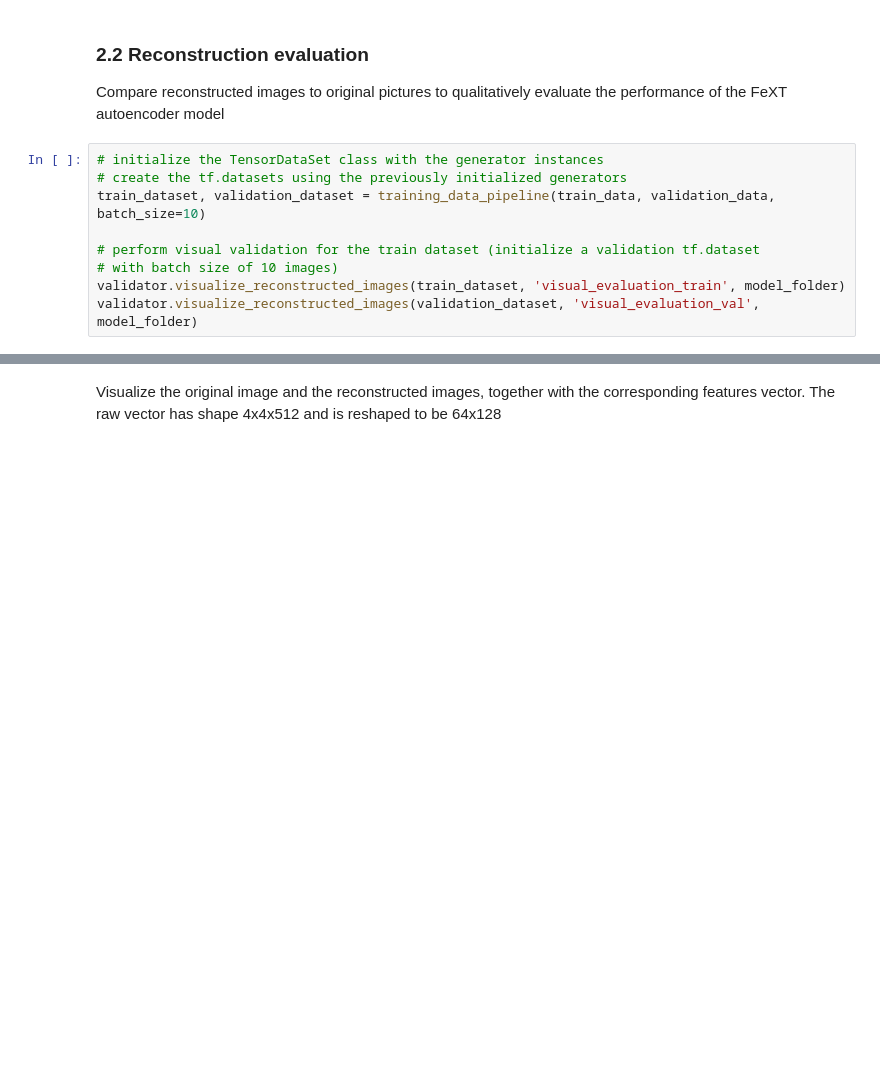
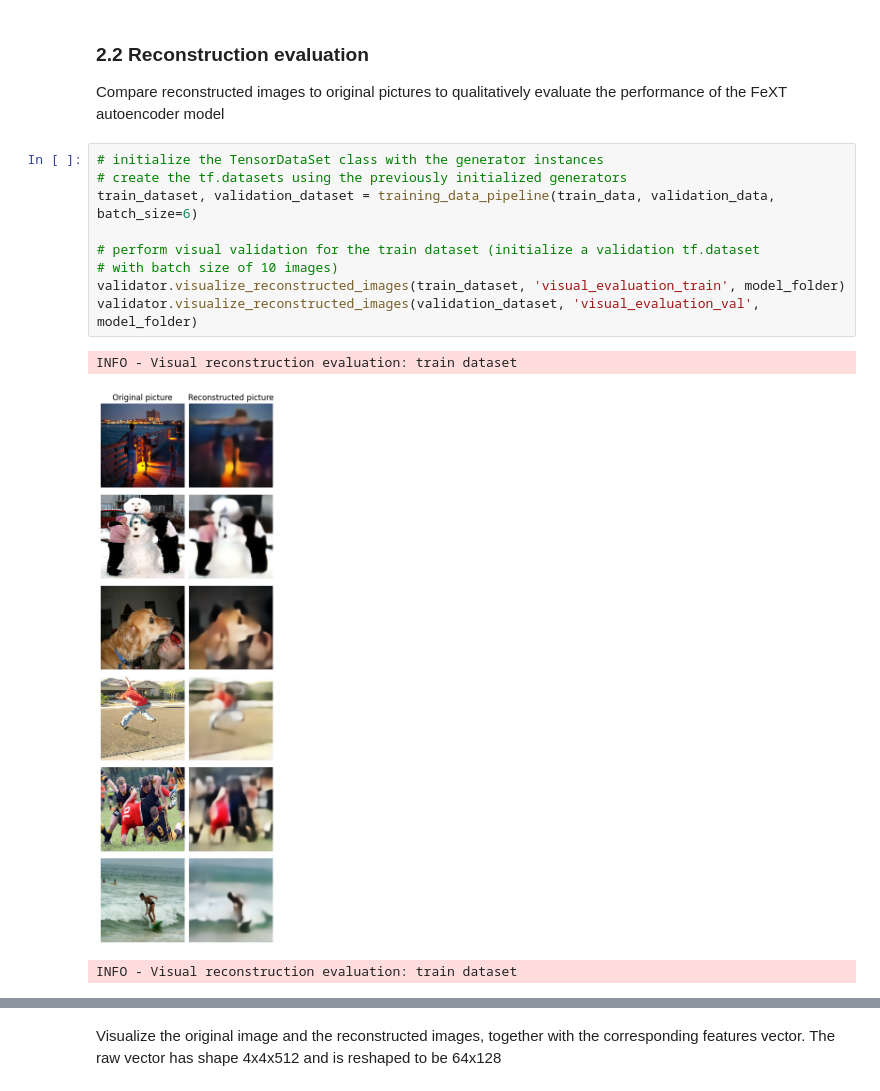
Before and after one commit to CTCycle/FEXT-Autoencoder, a Jupyter notebook: FEXT/validation/model_evaluation.ipynb, the cells around one changed output, grey strips where cells are left out. Drawn from its saved outputs; the diff is of its cells as text; blank space fills up the shorter version.

```diff
--- a/FEXT/validation/model_evaluation.ipynb
+++ b/FEXT/validation/model_evaluation.ipynb
@@ -51,9 +85,13 @@ Compare reconstructed images to original pictures to qualitatively evaluate the
 # %%
 # initialize the TensorDataSet class with the generator instances
 # create the tf.datasets using the previously initialized generators
-train_dataset, validation_dataset = training_data_pipeline(train_data, validation_data, batch_size=10)
+train_dataset, validation_dataset = training_data_pipeline(train_data, validation_data, batch_size=6)
 
 # perform visual validation for the train dataset (initialize a validation tf.dataset
 # with batch size of 10 images)
 validator.visualize_reconstructed_images(train_dataset, 'visual_evaluation_train', model_folder)
 validator.visualize_reconstructed_images(validation_dataset, 'visual_evaluation_val', model_folder)
+# %% [output]
+INFO - Visual reconstruction evaluation: train dataset
+[figure, added]
+INFO - Visual reconstruction evaluation: train dataset
```
Also changed, not shown: parts of 5 cells of this notebook, 4 other files.
